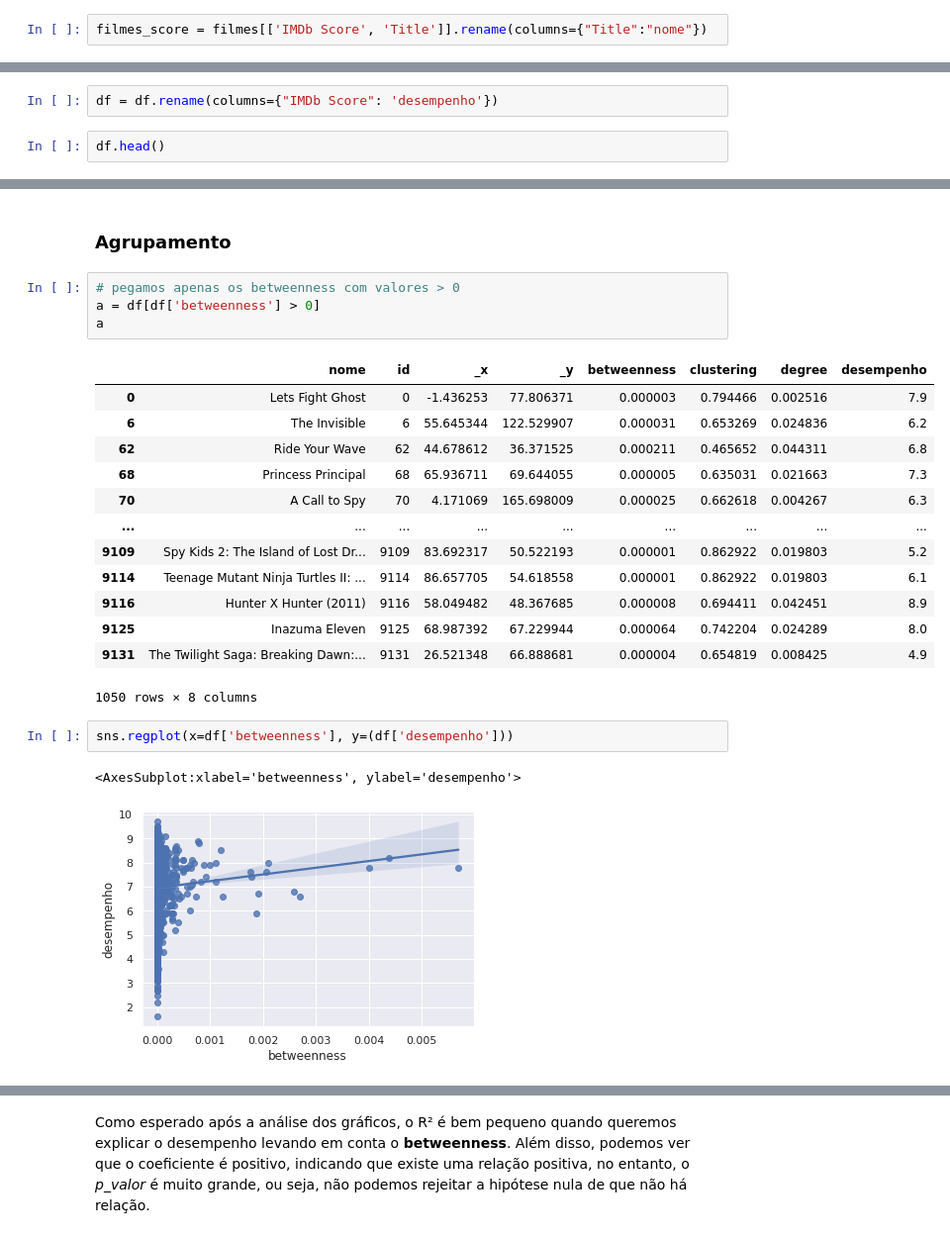
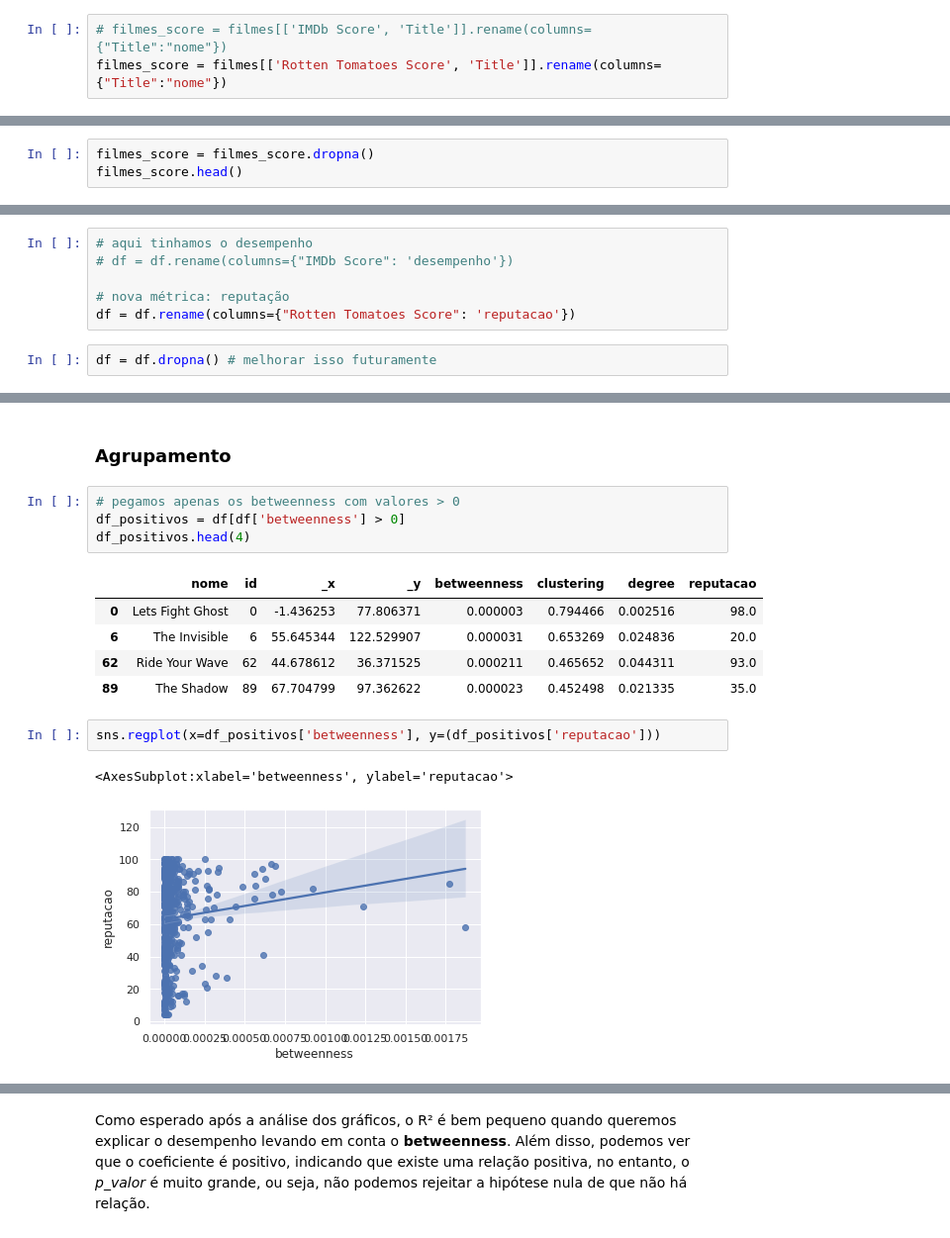
Before and after one commit to hashiprobr-classroom/parte-tecnica-do-projeto-grupoh, a Jupyter notebook: notebooks/Projeto - Análise de Rede - novo corte.ipynb, the cells around one changed output, grey strips where cells are left out. Shown: that part at 99% size. Saved outputs shown, nothing was run; the diff lists cells and outputs as text.

```diff
--- a/notebooks/Projeto - Análise de Rede - novo corte.ipynb
+++ b/notebooks/Projeto - Análise de Rede - novo corte.ipynb
@@ -86,7 +86,8 @@ Index(['Title', 'Genre', 'Tags', 'Languages', 'Series or Movie',
        'Trailer Site'],
       dtype='object')
 # %%
-filmes_score = filmes[['IMDb Score', 'Title']].rename(columns={"Title":"nome"})
+# filmes_score = filmes[['IMDb Score', 'Title']].rename(columns={"Title":"nome"})
+filmes_score = filmes[['Rotten Tomatoes Score', 'Title']].rename(columns={"Title":"nome"})
 # %%
 filmes_score.nome = filmes_score.nome.astype(str, copy=False)
 df.nome = df.nome.astype(str, copy=False)
@@ -95,3 +96,6 @@ df.id = df.id.astype(int, copy=False)
 Remoção de filmes duplicados
 # %%
 filmes_score = filmes_score.drop_duplicates(subset=['nome'], keep=False)
+# %%
+filmes_score = filmes_score.dropna()
+filmes_score.head()
@@ -135,4 +129,8 @@ df.head()
 # %%
-df = df.rename(columns={"IMDb Score": 'desempenho'})
+# aqui tinhamos o desempenho
+# df = df.rename(columns={"IMDb Score": 'desempenho'})
+
+# nova métrica: reputação
+df = df.rename(columns={"Rotten Tomatoes Score": 'reputacao'})
 # %%
-df.head()
+df = df.dropna() # melhorar isso futuramente
@@ -152,25 +151,17 @@ import statsmodels.formula.api as smf
 ### Agrupamento
 # %%
 # pegamos apenas os betweenness com valores > 0
-a = df[df['betweenness'] > 0]
-a
+df_positivos = df[df['betweenness'] > 0]
+df_positivos.head(4)
 # %% [output]
-|  | nome | id | _x | _y | betweenness | clustering | degree | desempenho |
-| 0 | Lets Fight Ghost | 0 | -1.436253 | 77.806371 | 0.000003 | 0.794466 | 0.002516 | 7.9 |
-| 6 | The Invisible | 6 | 55.645344 | 122.529907 | 0.000031 | 0.653269 | 0.024836 | 6.2 |
-| 62 | Ride Your Wave | 62 | 44.678612 | 36.371525 | 0.000211 | 0.465652 | 0.044311 | 6.8 |
-| 68 | Princess Principal | 68 | 65.936711 | 69.644055 | 0.000005 | 0.635031 | 0.021663 | 7.3 |
-| 70 | A Call to Spy | 70 | 4.171069 | 165.698009 | 0.000025 | 0.662618 | 0.004267 | 6.3 |
-| ... | ... | ... | ... | ... | ... | ... | ... | ... |
-| 9109 | Spy Kids 2: The Island of Lost Dr... | 9109 | 83.692317 | 50.522193 | 0.000001 | 0.862922 | 0.019803 | 5.2 |
-| 9114 | Teenage Mutant Ninja Turtles II: ... | 9114 | 86.657705 | 54.618558 | 0.000001 | 0.862922 | 0.019803 | 6.1 |
-| 9116 | Hunter X Hunter (2011) | 9116 | 58.049482 | 48.367685 | 0.000008 | 0.694411 | 0.042451 | 8.9 |
-| 9125 | Inazuma Eleven | 9125 | 68.987392 | 67.229944 | 0.000064 | 0.742204 | 0.024289 | 8.0 |
-| 9131 | The Twilight Saga: Breaking Dawn:... | 9131 | 26.521348 | 66.888681 | 0.000004 | 0.654819 | 0.008425 | 4.9 |
+|  | nome | id | _x | _y | betweenness | clustering | degree | reputacao |
+| 0 | Lets Fight Ghost | 0 | -1.436253 | 77.806371 | 0.000003 | 0.794466 | 0.002516 | 98.0 |
+| 6 | The Invisible | 6 | 55.645344 | 122.529907 | 0.000031 | 0.653269 | 0.024836 | 20.0 |
+| 62 | Ride Your Wave | 62 | 44.678612 | 36.371525 | 0.000211 | 0.465652 | 0.044311 | 93.0 |
+| 89 | The Shadow | 89 | 67.704799 | 97.362622 | 0.000023 | 0.452498 | 0.021335 | 35.0 |
-1050 rows × 8 columns
 # %%
-sns.regplot(x=df['betweenness'], y=(df['desempenho']))
+sns.regplot(x=df_positivos['betweenness'], y=(df_positivos['reputacao']))
 # %% [output]
-<AxesSubplot:xlabel='betweenness', ylabel='desempenho'>
+<AxesSubplot:xlabel='betweenness', ylabel='reputacao'>
-[figure, old version]
+[figure, new version]
 # %%
```
Also changed, not shown: parts of 16 cells of this notebook.
